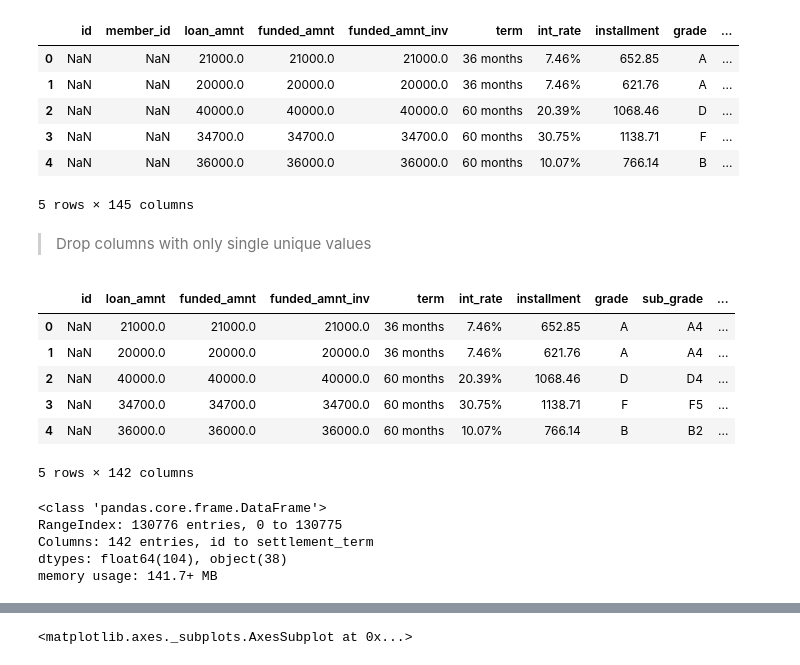
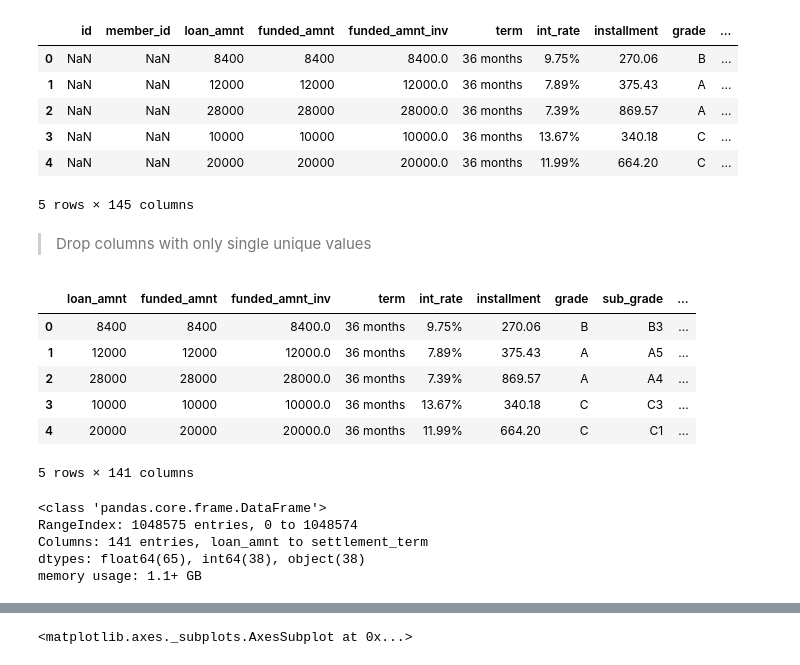
Before and after one commit to shripal7/SmartLending, a Jupyter notebook: src/smart_lending.ipynb, the cells around one changed output, grey strips where cells are left out. Drawn from its saved outputs; the diff is of its cells as text; code cells hidden in the pictures.

```diff
--- a/src/smart_lending.ipynb
+++ b/src/smart_lending.ipynb
@@ -5,15 +5,15 @@ import seaborn as sns
 import matplotlib.pyplot as plt
 %matplotlib inline
 # %%
-df = pd.read_csv('../data/LoanStats_2018Q2.csv')
+df = pd.read_csv('/Users/sudhani/Downloads/combine.csv')
 df.head()
 # %% [output]
 |  | id | member_id | loan_amnt | funded_amnt | funded_amnt_inv | term | int_rate | installment | grade | ... |
-| 0 | NaN | NaN | 21000.0 | 21000.0 | 21000.0 | 36 months | 7.46% | 652.85 | A | ... |
-| 1 | NaN | NaN | 20000.0 | 20000.0 | 20000.0 | 36 months | 7.46% | 621.76 | A | ... |
-| 2 | NaN | NaN | 40000.0 | 40000.0 | 40000.0 | 60 months | 20.39% | 1068.46 | D | ... |
-| 3 | NaN | NaN | 34700.0 | 34700.0 | 34700.0 | 60 months | 30.75% | 1138.71 | F | ... |
-| 4 | NaN | NaN | 36000.0 | 36000.0 | 36000.0 | 60 months | 10.07% | 766.14 | B | ... |
+| 0 | NaN | NaN | 8400 | 8400 | 8400.0 | 36 months | 9.75% | 270.06 | B | ... |
+| 1 | NaN | NaN | 12000 | 12000 | 12000.0 | 36 months | 7.89% | 375.43 | A | ... |
+| 2 | NaN | NaN | 28000 | 28000 | 28000.0 | 36 months | 7.39% | 869.57 | A | ... |
+| 3 | NaN | NaN | 10000 | 10000 | 10000.0 | 36 months | 13.67% | 340.18 | C | ... |
+| 4 | NaN | NaN | 20000 | 20000 | 20000.0 | 36 months | 11.99% | 664.20 | C | ... |
 5 rows × 145 columns
 # %% [markdown]
 > Drop columns with only single unique values
@@ -24,20 +24,20 @@ for col in df.columns:
 
 df.head()
 # %% [output]
-|  | id | loan_amnt | funded_amnt | funded_amnt_inv | term | int_rate | installment | grade | sub_grade | ... |
-| 0 | NaN | 21000.0 | 21000.0 | 21000.0 | 36 months | 7.46% | 652.85 | A | A4 | ... |
-| 1 | NaN | 20000.0 | 20000.0 | 20000.0 | 36 months | 7.46% | 621.76 | A | A4 | ... |
-| 2 | NaN | 40000.0 | 40000.0 | 40000.0 | 60 months | 20.39% | 1068.46 | D | D4 | ... |
-| 3 | NaN | 34700.0 | 34700.0 | 34700.0 | 60 months | 30.75% | 1138.71 | F | F5 | ... |
-| 4 | NaN | 36000.0 | 36000.0 | 36000.0 | 60 months | 10.07% | 766.14 | B | B2 | ... |
+|  | loan_amnt | funded_amnt | funded_amnt_inv | term | int_rate | installment | grade | sub_grade | ... |
+| 0 | 8400 | 8400 | 8400.0 | 36 months | 9.75% | 270.06 | B | B3 | ... |
+| 1 | 12000 | 12000 | 12000.0 | 36 months | 7.89% | 375.43 | A | A5 | ... |
+| 2 | 28000 | 28000 | 28000.0 | 36 months | 7.39% | 869.57 | A | A4 | ... |
+| 3 | 10000 | 10000 | 10000.0 | 36 months | 13.67% | 340.18 | C | C3 | ... |
+| 4 | 20000 | 20000 | 20000.0 | 36 months | 11.99% | 664.20 | C | C1 | ... |
-5 rows × 142 columns
+5 rows × 141 columns
 # %%
 df.info()
 # %% [output]
 <class 'pandas.core.frame.DataFrame'>
-RangeIndex: 130776 entries, 0 to 130775
-Columns: 142 entries, id to settlement_term
-dtypes: float64(104), object(38)
-memory usage: 141.7+ MB
+RangeIndex: 1048575 entries, 0 to 1048574
+Columns: 141 entries, loan_amnt to settlement_term
+dtypes: float64(65), int64(38), object(38)
+memory usage: 1.1+ GB
 # %%
 df.describe()
```
Also changed, not shown: parts of 1 cell of this notebook, 2 other files.
